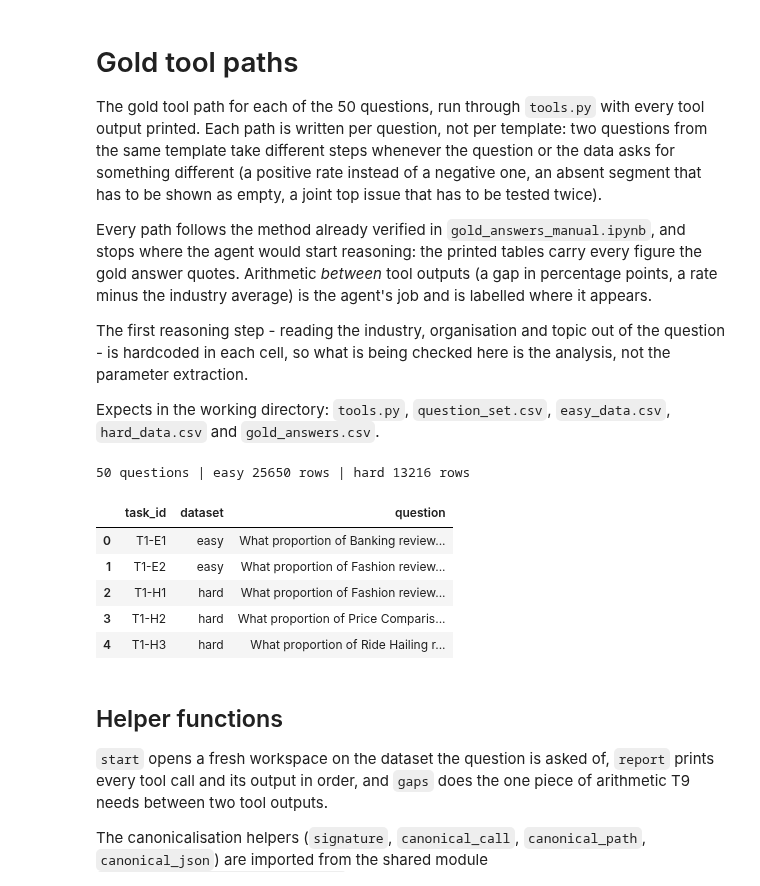
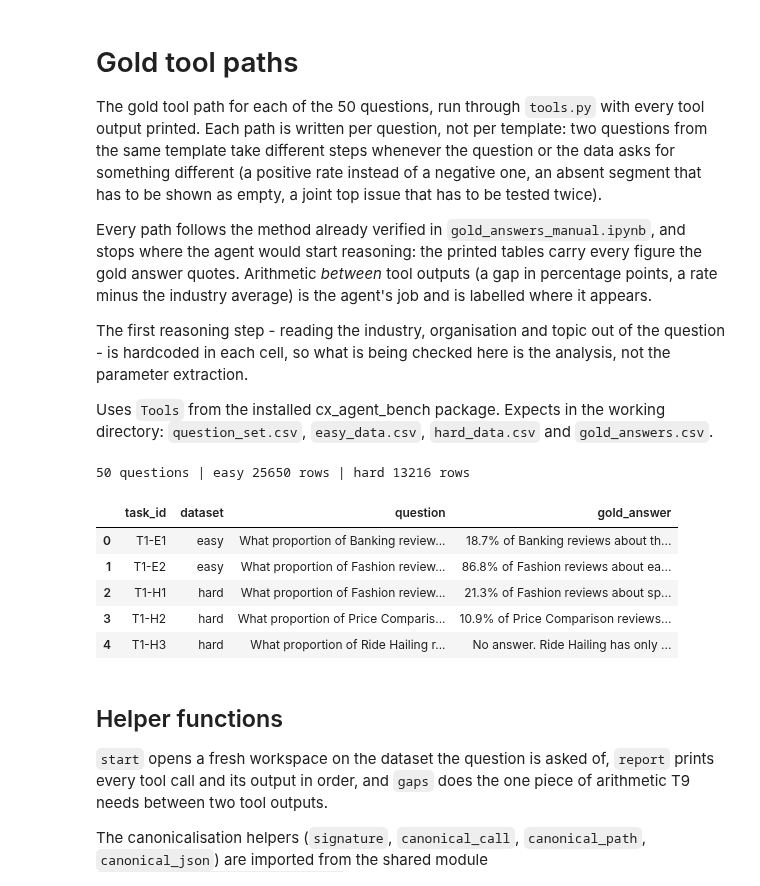
Before and after one commit to zhenyenchan/msc-cx-agent-bench, a Jupyter notebook: run_gold_paths/gold_paths.ipynb, the cells around one changed output. Drawn from its saved outputs; the diff is of its cells as text; code cells hidden in the pictures.

```diff
--- a/run_gold_paths/gold_paths.ipynb
+++ b/run_gold_paths/gold_paths.ipynb
@@ -16,35 +16,37 @@ The first reasoning step - reading the industry, organisation and topic out of t
 question - is hardcoded in each cell, so what is being checked here is the analysis, not
 the parameter extraction.
 
-Expects in the working directory: `tools.py`, `question_set.csv`, `easy_data.csv`,
+Uses `Tools` from the installed cx_agent_bench package. Expects in the working directory: `question_set.csv`, `easy_data.csv`,
 `hard_data.csv` and `gold_answers.csv`.
 # %%
 import json
 import textwrap
 
 import pandas as pd
-from tools import Tools, MIN_N, NON_ACTIONABLE
+from cx_agent_bench.tools import Tools, MIN_N, NON_ACTIONABLE
 
 pd.set_option("display.width", 300)
 pd.set_option("display.max_columns", 25)
 
-questions = pd.read_csv("question_set.csv", encoding="utf-8-sig")
+# questions, datasets and gold answers all come from step 2's output
+# (../benchmark_outputs/gold_answers.csv); its question text is identical to
+# question_set.csv by construction, so it is the single input here
+questions = pd.read_csv("../benchmark_outputs/gold_answers.csv", encoding="utf-8-sig")
 DATA = {"easy": pd.read_csv("easy_data.csv"), "hard": pd.read_csv("hard_data.csv")}
 
 # the answers these paths have to support, one per task
-GOLD_ANSWERS = (pd.read_csv("gold_answers.csv", encoding="utf-8-sig")
-                  .set_index("task_id")["gold_answer"])
+GOLD_ANSWERS = questions.set_index("task_id")["gold_answer"]
 
 print(f"{len(questions)} questions | easy {len(DATA['easy'])} rows | hard {len(DATA['hard'])} rows")
 questions.head()
 # %% [output]
 50 questions | easy 25650 rows | hard 13216 rows
-|  | task_id | dataset | question |
-| 0 | T1-E1 | easy | What proportion of Banking review... |
-| 1 | T1-E2 | easy | What proportion of Fashion review... |
-| 2 | T1-H1 | hard | What proportion of Fashion review... |
-| 3 | T1-H2 | hard | What proportion of Price Comparis... |
-| 4 | T1-H3 | hard | What proportion of Ride Hailing r... |
+|  | task_id | dataset | question | gold_answer |
+| 0 | T1-E1 | easy | What proportion of Banking review... | 18.7% of Banking reviews about th... |
+| 1 | T1-E2 | easy | What proportion of Fashion review... | 86.8% of Fashion reviews about ea... |
+| 2 | T1-H1 | hard | What proportion of Fashion review... | 21.3% of Fashion reviews about sp... |
+| 3 | T1-H2 | hard | What proportion of Price Comparis... | 10.9% of Price Comparison reviews... |
+| 4 | T1-H3 | hard | What proportion of Ride Hailing r... | No answer. Ride Hailing has only ... |
 # %% [markdown]
 ## Helper functions
 
```
Also changed, not shown: parts of 28 cells of this notebook, 15 other files.
